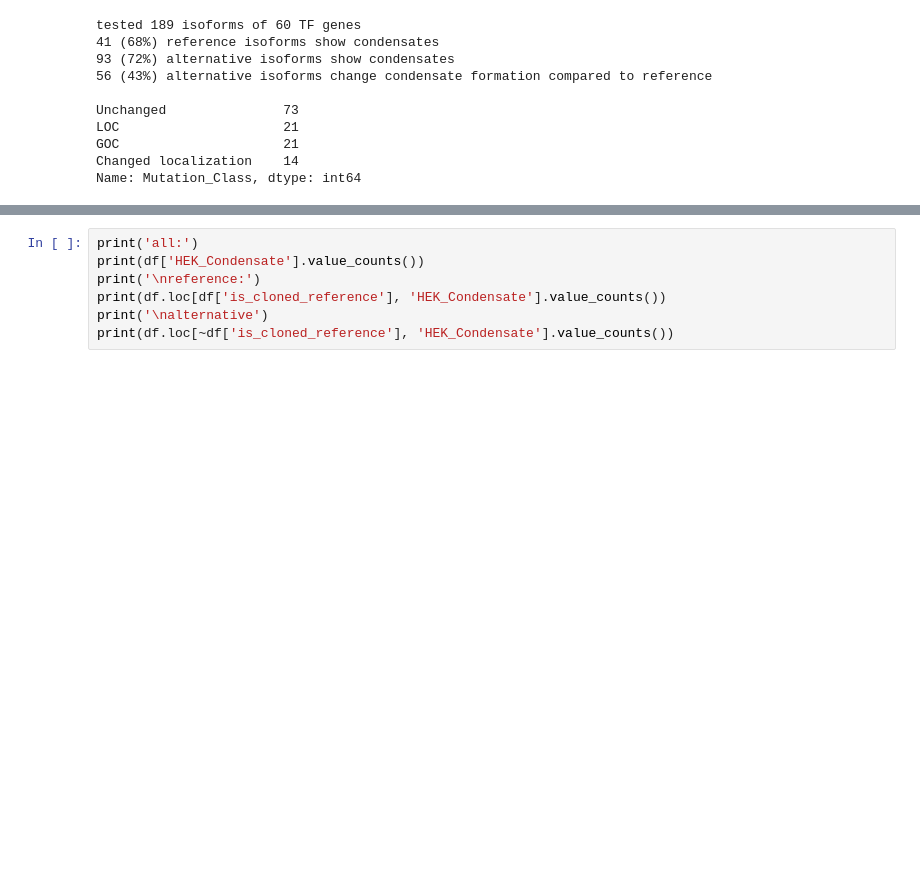
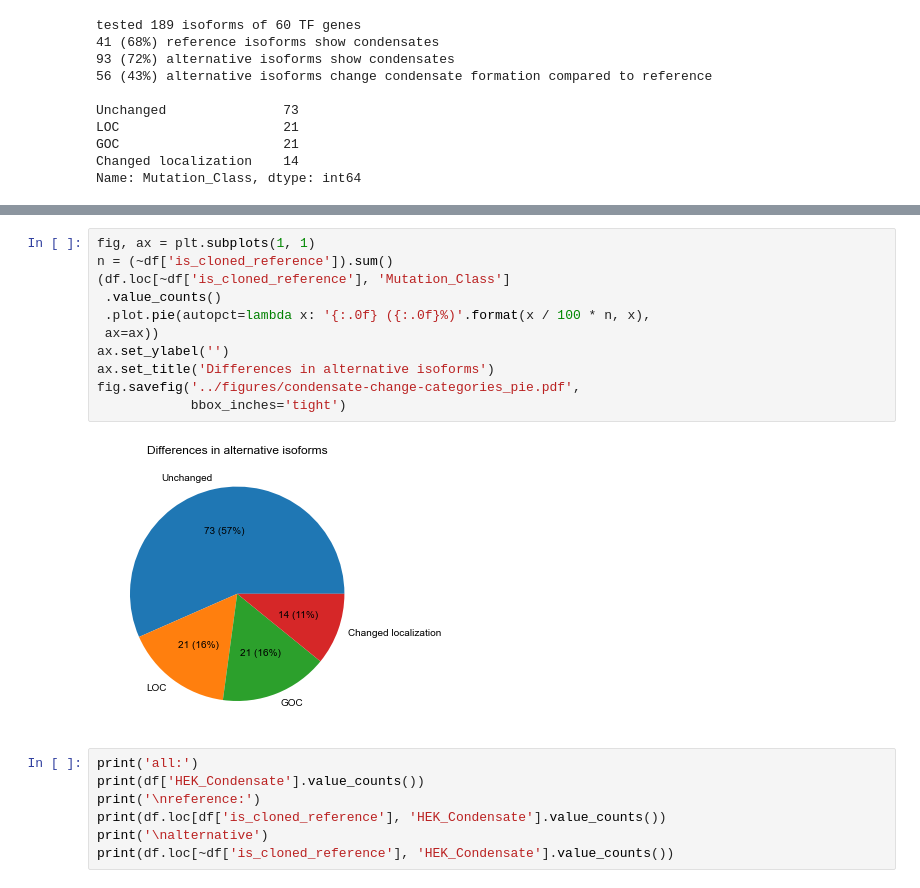
Before and after one commit to CCSB-DFCI/TF_isoforms_paper, a Jupyter notebook: src/condensates.ipynb, the cells around one changed output, grey strips where cells are left out. Cells and saved outputs as stored; diff of their text form; blank space fills up the shorter version.

```diff
--- a/src/condensates.ipynb
+++ b/src/condensates.ipynb
@@ -97,3 +124,16 @@ Name: Mutation_Class, dtype: int64
+# %%
+fig, ax = plt.subplots(1, 1)
+n = (~df['is_cloned_reference']).sum()
+(df.loc[~df['is_cloned_reference'], 'Mutation_Class']
+ .value_counts()
+ .plot.pie(autopct=lambda x: '{:.0f} ({:.0f}%)'.format(x / 100 * n, x),
+ ax=ax))
+ax.set_ylabel('')
+ax.set_title('Differences in alternative isoforms')
+fig.savefig('../figures/condensate-change-categories_pie.pdf',
+            bbox_inches='tight')
+# %% [output]
+[figure, added]
 # %%
 print('all:')
 print(df['HEK_Condensate'].value_counts())
```
Also changed, not shown: parts of 16 cells of this notebook.
